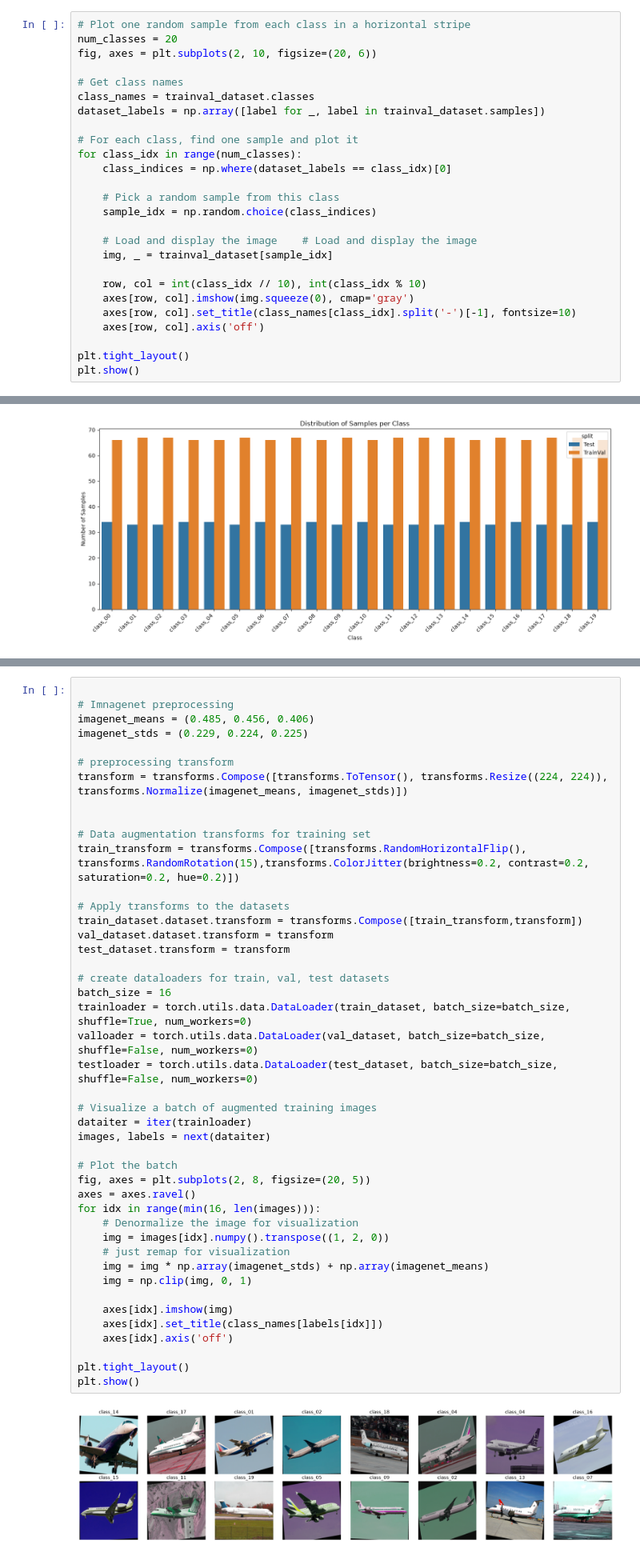
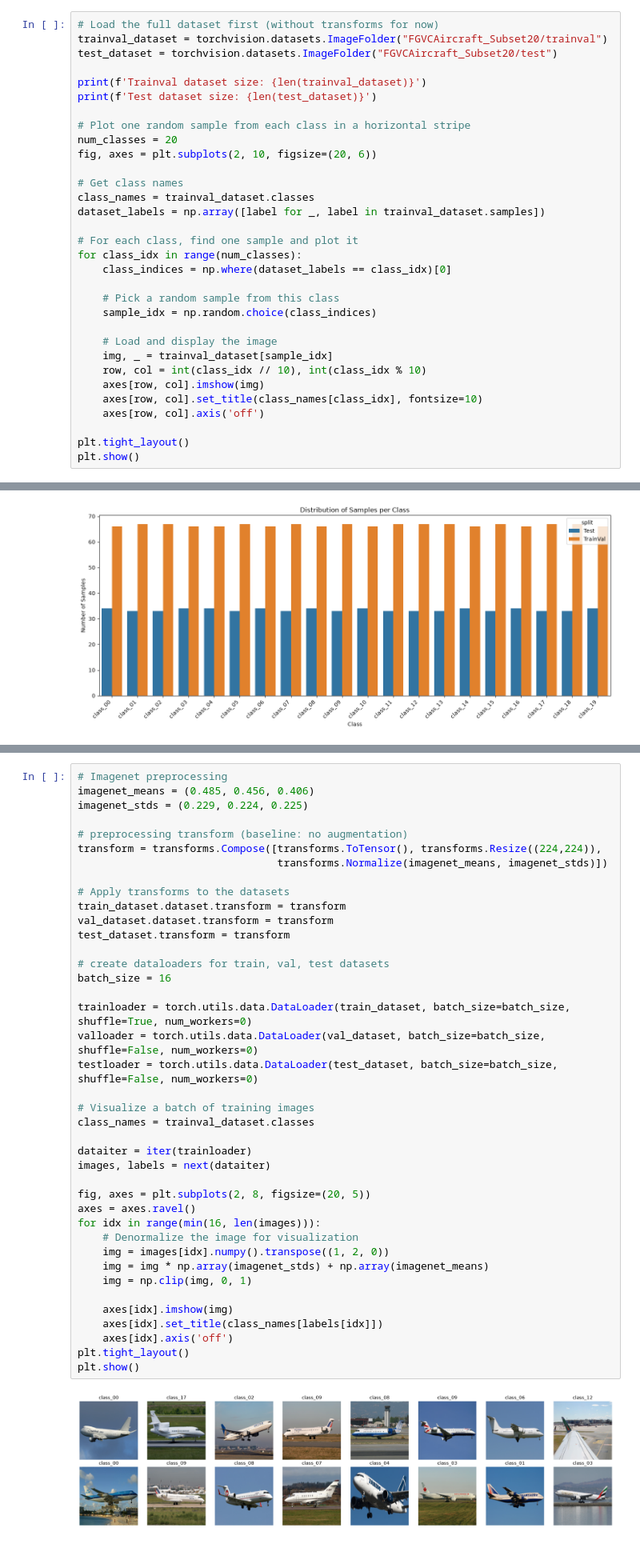
Before and after one commit to omar-thompson/IFN680---Assessments-, a Jupyter notebook: project_3/development.ipynb, the cells around one changed output, grey strips where cells are left out. Shown at 80% size. Cells and saved outputs as stored; diff of their text form.

```diff
--- a/project_3/development.ipynb
+++ b/project_3/development.ipynb
@@ -75,4 +33,11 @@ Size of test dataset: 669
 # %%
+# Load the full dataset first (without transforms for now)
+trainval_dataset = torchvision.datasets.ImageFolder("FGVCAircraft_Subset20/trainval")
+test_dataset = torchvision.datasets.ImageFolder("FGVCAircraft_Subset20/test")
+
+print(f'Trainval dataset size: {len(trainval_dataset)}')
+print(f'Test dataset size: {len(test_dataset)}')
+
 # Plot one random sample from each class in a horizontal stripe
 num_classes = 20
 fig, axes = plt.subplots(2, 10, figsize=(20, 6))
@@ -88,12 +53,11 @@ for class_idx in range(num_classes):
     # Pick a random sample from this class
     sample_idx = np.random.choice(class_indices)
 
-    # Load and display the image    # Load and display the image
+    # Load and display the image
     img, _ = trainval_dataset[sample_idx]
-
     row, col = int(class_idx // 10), int(class_idx % 10)
-    axes[row, col].imshow(img.squeeze(0), cmap='gray')
-    axes[row, col].set_title(class_names[class_idx].split('-')[-1], fontsize=10)
+    axes[row, col].imshow(img)
+    axes[row, col].set_title(class_names[class_idx], fontsize=10)
     axes[row, col].axis('off')
 
 plt.tight_layout()
@@ -177,49 +147,45 @@ Validation samples: 267
 # %%
-
-# Imnagenet preprocessing
+# Imagenet preprocessing
 imagenet_means = (0.485, 0.456, 0.406)
 imagenet_stds = (0.229, 0.224, 0.225)
 
-# preprocessing transform
-transform = transforms.Compose([transforms.ToTensor(), transforms.Resize((224, 224)), transforms.Normalize(imagenet_means, imagenet_stds)])
-
-
-# Data augmentation transforms for training set
-train_transform = transforms.Compose([transforms.RandomHorizontalFlip(), transforms.RandomRotation(15),transforms.ColorJitter(brightness=0.2, contrast=0.2, saturation=0.2, hue=0.2)])
+# preprocessing transform (baseline: no augmentation)
+transform = transforms.Compose([transforms.ToTensor(), transforms.Resize((224,224)),
+                                transforms.Normalize(imagenet_means, imagenet_stds)])
 
 # Apply transforms to the datasets
-train_dataset.dataset.transform = transforms.Compose([train_transform,transform])
+train_dataset.dataset.transform = transform
 val_dataset.dataset.transform = transform
 test_dataset.transform = transform
 
 # create dataloaders for train, val, test datasets
 batch_size = 16
+
 trainloader = torch.utils.data.DataLoader(train_dataset, batch_size=batch_size, shuffle=True, num_workers=0)
 valloader = torch.utils.data.DataLoader(val_dataset, batch_size=batch_size, shuffle=False, num_workers=0)
 testloader = torch.utils.data.DataLoader(test_dataset, batch_size=batch_size, shuffle=False, num_workers=0)
 
-# Visualize a batch of augmented training images
+# Visualize a batch of training images
+class_names = trainval_dataset.classes
+
 dataiter = iter(trainloader)
 images, labels = next(dataiter)
 
-# Plot the batch
 fig, axes = plt.subplots(2, 8, figsize=(20, 5))
 axes = axes.ravel()
 for idx in range(min(16, len(images))):
     # Denormalize the image for visualization
     img = images[idx].numpy().transpose((1, 2, 0))
-    # just remap for visualization
     img = img * np.array(imagenet_stds) + np.array(imagenet_means)
     img = np.clip(img, 0, 1)
 
     axes[idx].imshow(img)
     axes[idx].set_title(class_names[labels[idx]])
     axes[idx].axis('off')
-
 plt.tight_layout()
 plt.show()
 # %% [output]
-[figure, old version]
+[figure, new version]
 # %%
 def setup_model(model, num_classes, freeze_backbone = False):
 
```
Also changed, not shown: parts of 25 cells of this notebook, 29 other files.
